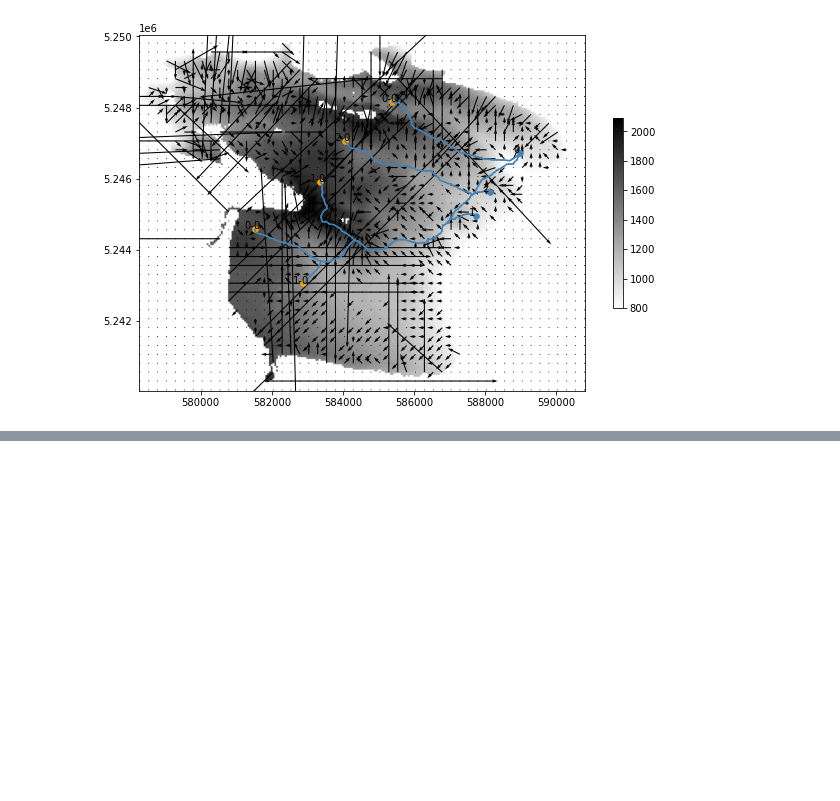
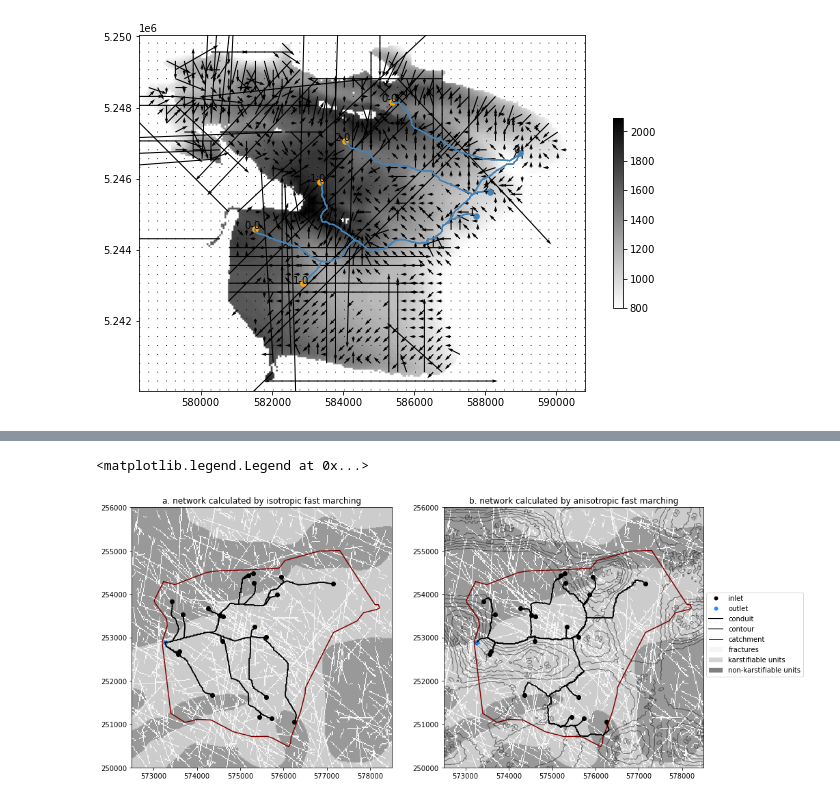
Before and after one commit to randlab/pyKasso, a Jupyter notebook: notebooks/pyKasso_HFM_Paper.ipynb, the cells around one changed output, grey strips where cells are left out. Saved outputs shown, nothing was run; the diff lists cells and outputs as text; code cells hidden in the pictures; blank space fills up the shorter version.

```diff
--- a/notebooks/pyKasso_HFM_Paper.ipynb
+++ b/notebooks/pyKasso_HFM_Paper.ipynb
@@ -1414,0 +1397,58 @@ catchment.show_network(ax=ax)
+# %%
+#Plot anisotropic vs. isotropic with no fractures and no iteration
+
+#Set up a figure, and a colormap to plot fractures and conduits with a transparent background
+###########################
+f = plt.figure(figsize=(15,15))
+
+cmap = matplotlib.colors.ListedColormap(['whitesmoke'])   #fractures will be off-white
+cmap.set_under(color='w', alpha=0)                        #all values under range will be transparent
+cmap2 = matplotlib.colors.ListedColormap(['k'])           #conduits will be black
+cmap2.set_under(color='w', alpha=0)                       #all values under range will be transparent
+frac = catchment.geology.data['fractures']['data'].copy() #get a copy of the fractures array
+frac[frac<1] = -1                                         #replace all non-fracture cells with an out of bounds value to make them transparent
+
+#Isotropic
+###################
+ax = f.add_subplot(121, aspect='equal')
+ax.set_title('a. network calculated by isotropic fast marching')
+
+plt.imshow(catchment.geology.data['geology']['data'], origin='lower', extent=catchment.grid.extent, cmap='gray_r', vmin=0,vmax=5)
+plt.imshow(frac,                                      origin='lower', extent=catchment.grid.extent, cmap=cmap,     vmin=0,vmax=1)
+#c = plt.contour(catchment.grid.X,catchment.grid.Y, catchment.geology.data['topography']['data'], colors=['k'], alpha=0.5, linewidths=1)
+#plt.clabel(c, inline=True, inline_spacing=20, fontsize=10, fmt='%1.0f', rightside_up=False, use_clabeltext=True)
+
+catchment.show_network(ax=ax, data=catchment.karst_simulations[0], simplify=False, labels=[], plot_nodes=False, legend=False, color='k')
+
+plt.scatter(catchment.inlets[:,0],  catchment.inlets[:,1],  c='k')
+plt.scatter(catchment.outlets[:,0], catchment.outlets[:,1], c='dodgerblue')
+
+#Anisotropic
+###############
+ax = f.add_subplot(122, aspect='equal')
+ax.set_title('b. network calculated by anisotropic fast marching')
+
+plt.imshow(catchment.geology.data['geology']['data'], origin='lower', extent=catchment.grid.extent, cmap='gray_r', vmin=0,vmax=5)
+plt.imshow(frac,                                      origin='lower', extent=catchment.grid.extent, cmap=cmap,     vmin=0,vmax=1)
+c = plt.contour(catchment.grid.X,catchment.grid.Y, catchment.geology.data['topography']['data'], colors=['k'], alpha=0.5, linewidths=1)
+plt.clabel(c, inline=True, inline_spacing=20, fontsize=10, fmt='%1.0f', rightside_up=False, use_clabeltext=True)
+
+catchment.show_network(ax=ax, data=catchment.karst_simulations[1], simplify=False, labels=[], plot_nodes=False, legend=False, color='k')
+
+plt.scatter(catchment.inlets[:,0],  catchment.inlets[:,1],  c='k')
+plt.scatter(catchment.outlets[:,0], catchment.outlets[:,1], c='dodgerblue')
+
+#Custom legend
+###############
+legend = [matplotlib.lines.Line2D([0], [0], marker='o', color='none', markerfacecolor='k', markeredgecolor='none', label='inlet'),
+          matplotlib.lines.Line2D([0], [0], marker='o', color='none', markerfacecolor='dodgerblue', markeredgecolor='none', label='outlet'),
+          matplotlib.lines.Line2D([0], [0], color='k', lw=2, alpha=1,   label='conduit'),
+          matplotlib.lines.Line2D([0], [0], color='k', lw=2, alpha=0.5, label='contour'),
+          matplotlib.lines.Line2D([0], [0], color='maroon', lw=1, alpha=1, label='catchment'),
+          matplotlib.patches.Patch(facecolor='whitesmoke', label='fractures'),
+          matplotlib.patches.Patch(facecolor='lightgray',  label='karstifiable units'),
+          matplotlib.patches.Patch(facecolor='gray',       label='non-karstifiable units')]
+plt.legend(handles=legend, loc=[1.01,0.35])
+# %% [output]
+<matplotlib.legend.Legend at 0x...>
+[figure, added]
```
Also changed, not shown: parts of 14 cells of this notebook, 9 other files.
